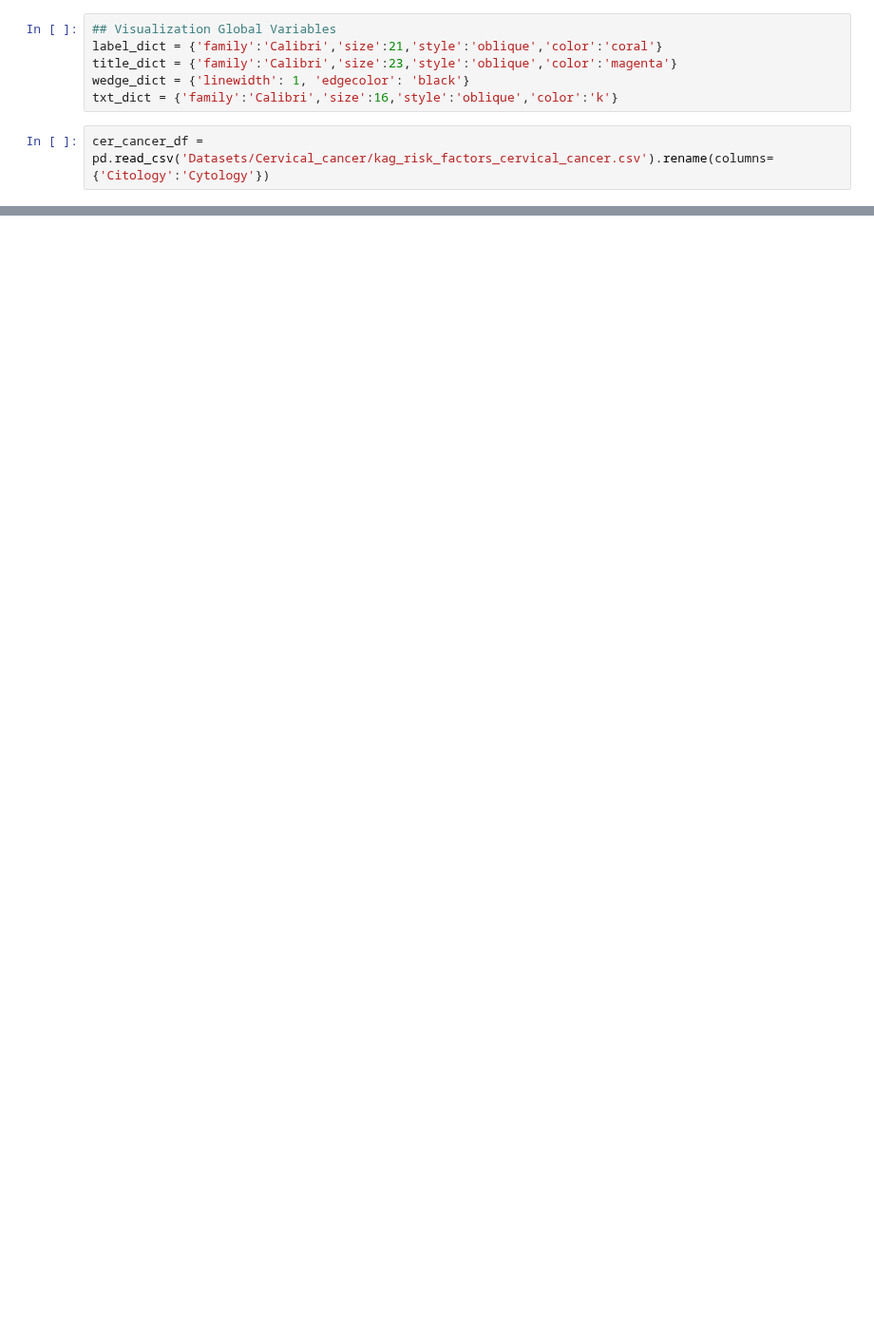
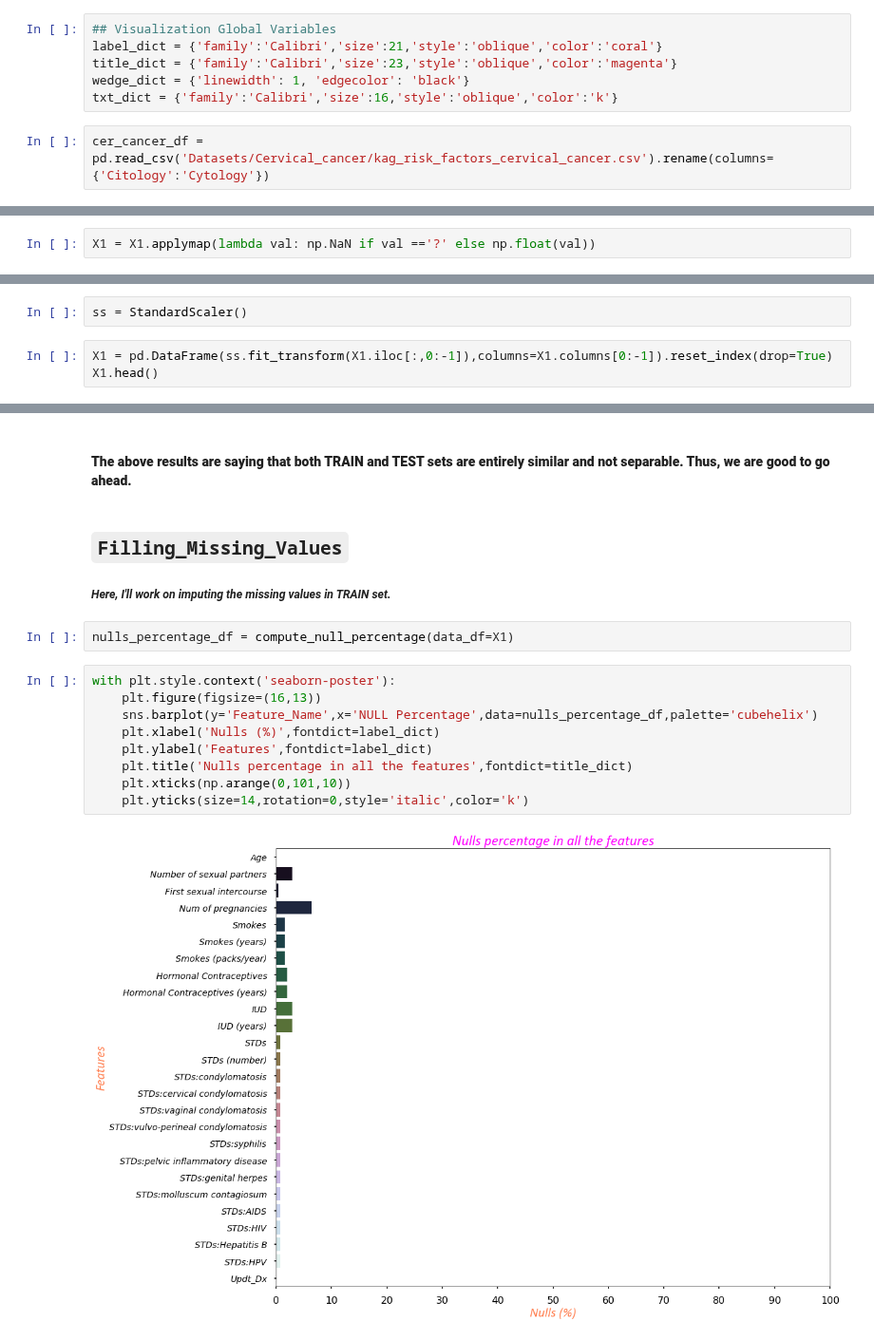
Before and after one commit to raj-shr-git/AAIC_Practice, a Jupyter notebook: MODULES/Untitled.ipynb, the cells around one changed output, grey strips where cells are left out. Shown at 95% size. Saved outputs shown, nothing was run; the diff lists cells and outputs as text; blank space fills up the shorter version.

Commit message:
Updated :: Worked on Train & Test Splits

```diff
--- a/MODULES/Untitled.ipynb
+++ b/MODULES/Untitled.ipynb
@@ -45,0 +203,2 @@ Index(['Age', 'Number of sexual partners', 'First sexual intercourse',
+# %%
+X1 = X1.applymap(lambda val: np.NaN if val =='?' else np.float(val))
@@ -45,0 +213,5 @@ Index(['Age', 'Number of sexual partners', 'First sexual intercourse',
+# %%
+ss = StandardScaler()
+# %%
+X1 = pd.DataFrame(ss.fit_transform(X1.iloc[:,0:-1]),columns=X1.columns[0:-1]).reset_index(drop=True)
+X1.head()
@@ -45,0 +375,18 @@ Index(['Age', 'Number of sexual partners', 'First sexual intercourse',
+# %% [markdown]
+#### **The above results are saying that both TRAIN and TEST sets are entirely similar and not separable. Thus, we are good to go ahead.**
+# %% [markdown]
+## **`Filling_Missing_Values`**
+##### *Here, I'll work on imputing the missing values in TRAIN set.*
+# %%
+nulls_percentage_df = compute_null_percentage(data_df=X1)
+# %%
+with plt.style.context('seaborn-poster'):
+    plt.figure(figsize=(16,13))
+    sns.barplot(y='Feature_Name',x='NULL Percentage',data=nulls_percentage_df,palette='cubehelix')
+    plt.xlabel('Nulls (%)',fontdict=label_dict)
+    plt.ylabel('Features',fontdict=label_dict)
+    plt.title('Nulls percentage in all the features',fontdict=title_dict)
+    plt.xticks(np.arange(0,101,10))
+    plt.yticks(size=14,rotation=0,style='italic',color='k')
+# %% [output]
+[figure, added]
```
Also changed, not shown: parts of 67 cells of this notebook, 1 other file.
